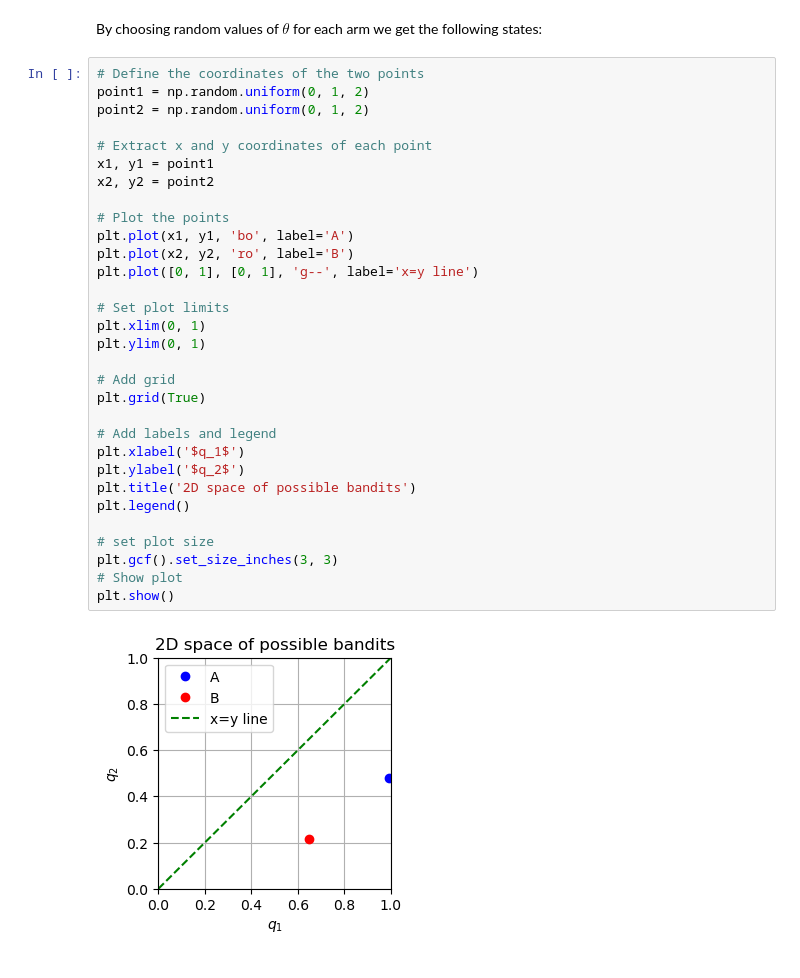
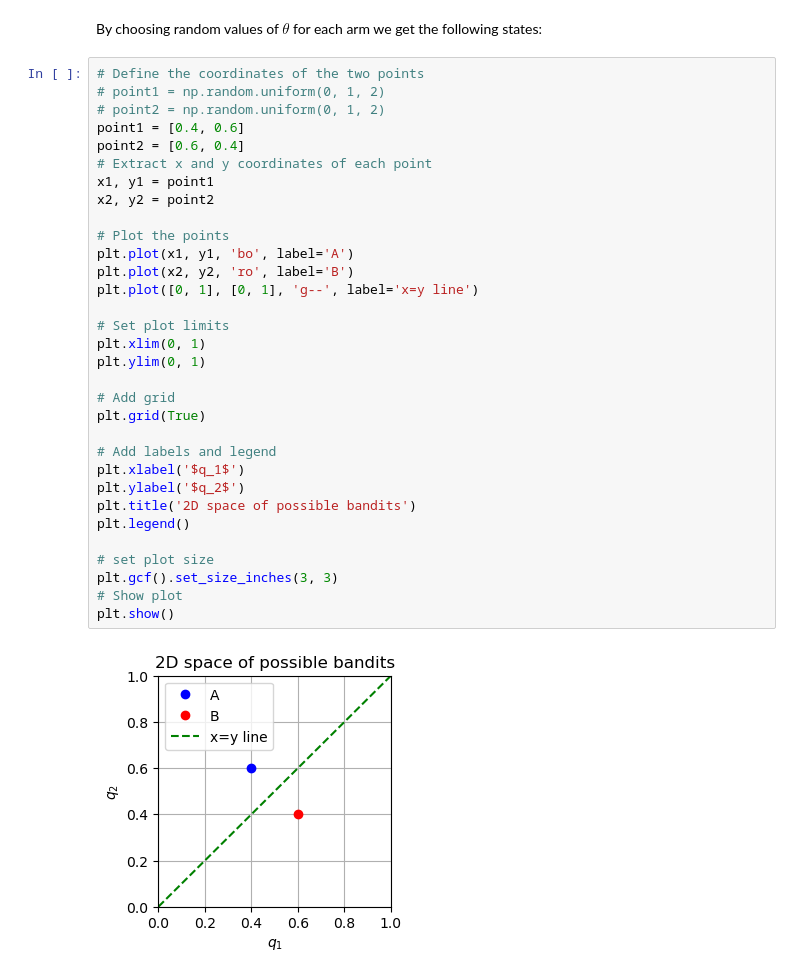
Before and after one commit to malikbf5/FSC-optimization, a Jupyter notebook: Bernoulli Bandits/General Bernoulli Bandits.ipynb, the cells around one changed output. Saved outputs shown, nothing was run; the diff lists cells and outputs as text.

```diff
--- a/Bernoulli Bandits/General Bernoulli Bandits.ipynb
+++ b/Bernoulli Bandits/General Bernoulli Bandits.ipynb
@@ -39,34 +39,35 @@ In our case we'll consider two possible states to be in (state A and B) where ea
 By choosing random values of $\theta$ for each arm we get the following states:
 # %%
 # Define the coordinates of the two points
-point1 = np.random.uniform(0, 1, 2)
-point2 = np.random.uniform(0, 1, 2)
-
+# point1 = np.random.uniform(0, 1, 2)
+# point2 = np.random.uniform(0, 1, 2)
+point1 = [0.4, 0.6]
+point2 = [0.6, 0.4]
 # Extract x and y coordinates of each point
 x1, y1 = point1
 x2, y2 = point2
 
 # Plot the points
 plt.plot(x1, y1, 'bo', label='A')
 plt.plot(x2, y2, 'ro', label='B')
 plt.plot([0, 1], [0, 1], 'g--', label='x=y line')
 
 # Set plot limits
 plt.xlim(0, 1)
 plt.ylim(0, 1)
 
 # Add grid
 plt.grid(True)
 
 # Add labels and legend
 plt.xlabel('$q_1$')
 plt.ylabel('$q_2$')
 plt.title('2D space of possible bandits')
 plt.legend()
 
 # set plot size
 plt.gcf().set_size_inches(3, 3)
 # Show plot
 plt.show()
 # %% [output]
-[figure, old version]
+[figure, new version]
```
Also changed, not shown: parts of 12 cells of this notebook, 1 other file.
